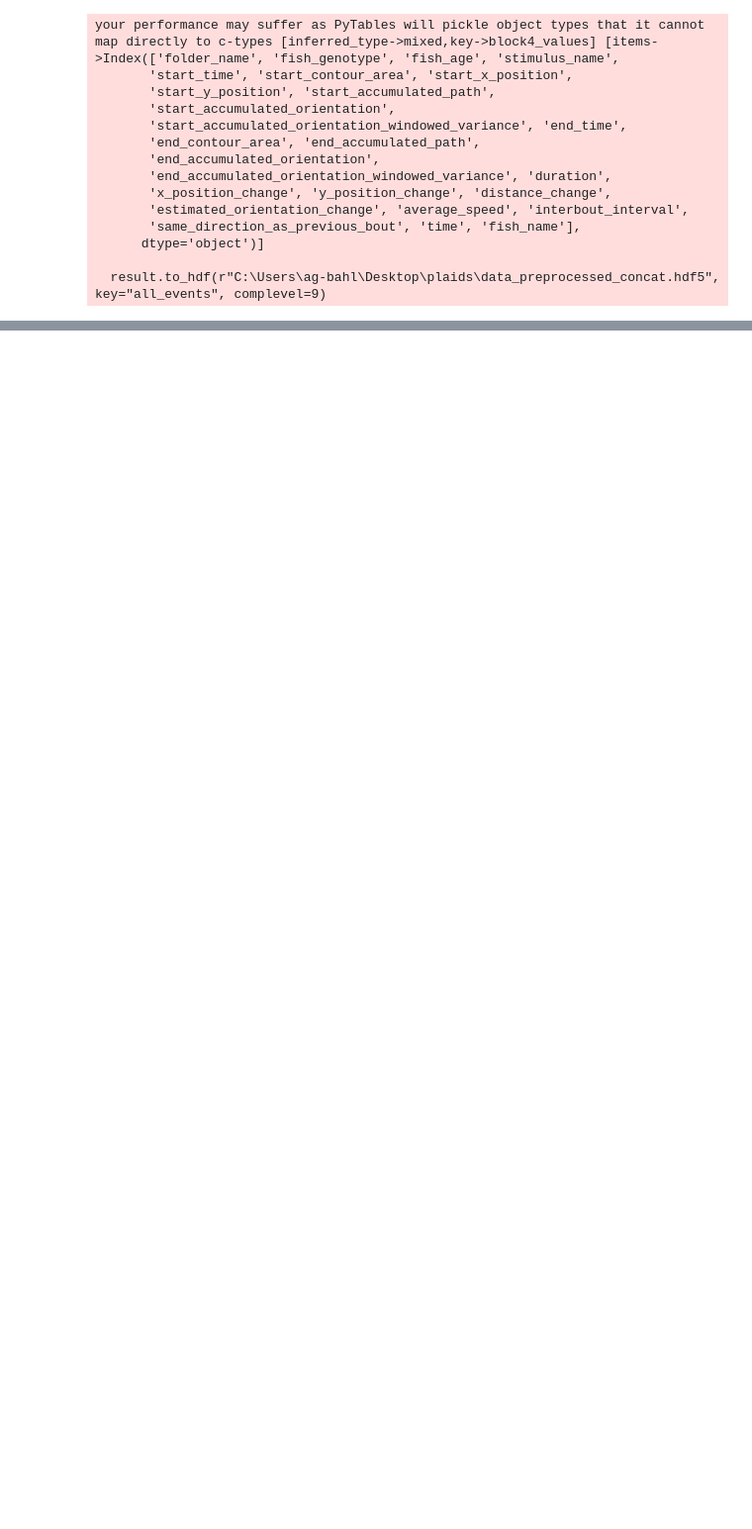
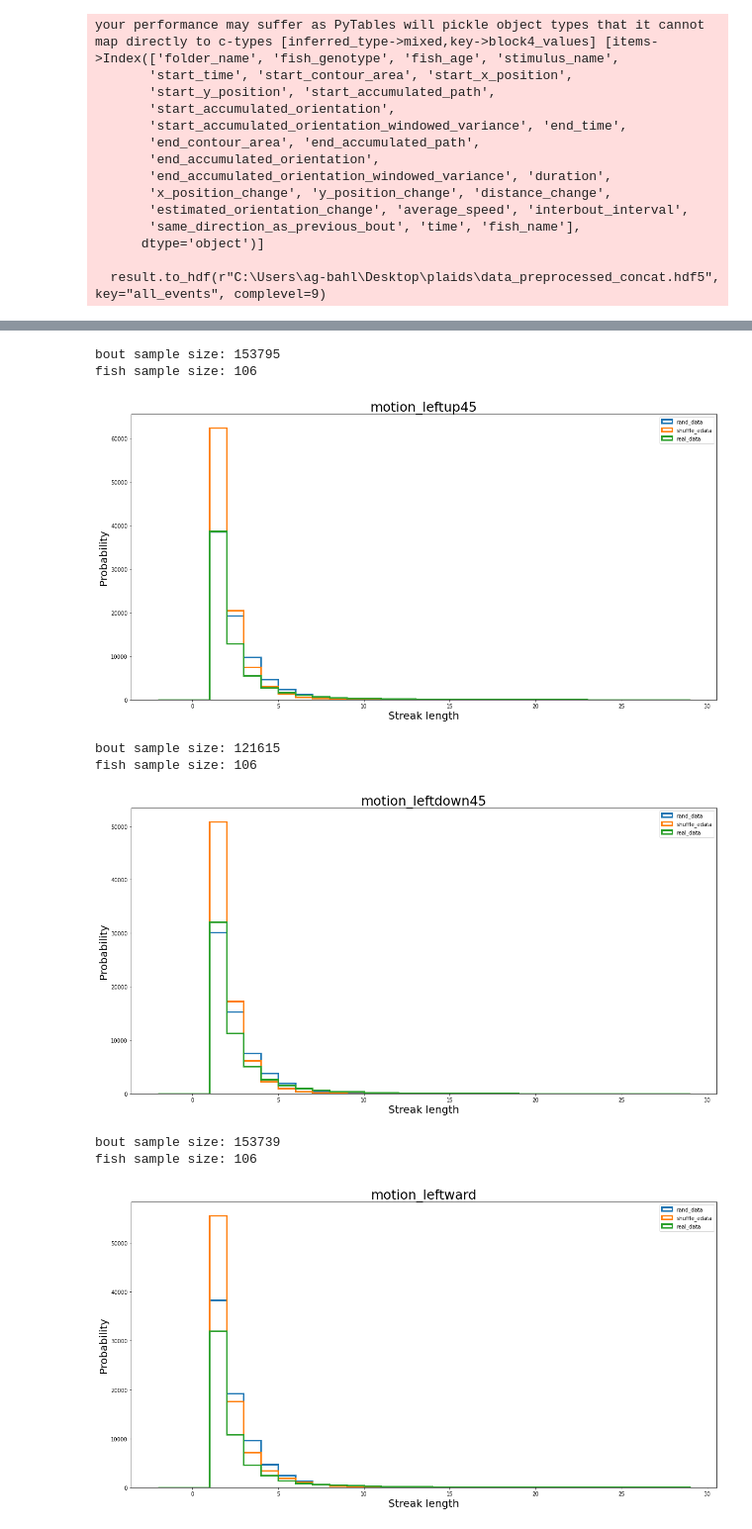
Before and after one commit to Flutura00/Master_thesis_1, a Jupyter notebook: streak_length_analysis.ipynb, the cells around one changed output, grey strips where cells are left out. Shown at 99% size. Saved outputs shown, nothing was run; the diff lists cells and outputs as text; code cells hidden in the pictures; blank space fills up the shorter version.

```diff
--- a/streak_length_analysis.ipynb
+++ b/streak_length_analysis.ipynb
@@ -174,0 +198,22 @@ fish sample size: 107
+# %%
+def subset_dfs(df):
+    list_dfs = []
+    list_dfs_str = df['stimulus_name'].unique().tolist() # for every stimulus
+    for i in list_dfs_str:
+        subset = df[df['stimulus_name'] == i]
+        list_of_directions = subset['bout_orientation'].tolist()
+        plt.title(i,size = 25)
+        line_hist(list_of_directions)
+      #  plt.show()
+
+subset_dfs(df) # i get a probability of 2 somehow??? does not sum to one anywhere lol...
+# %% [output]
+bout sample size: 153795
+fish sample size: 106
+[figure, added]
+bout sample size: 121615
+fish sample size: 106
+[figure, added]
+bout sample size: 153739
+fish sample size: 106
+[figure, added]
```
Also changed, not shown: parts of 18 cells of this notebook, 8 other files.
